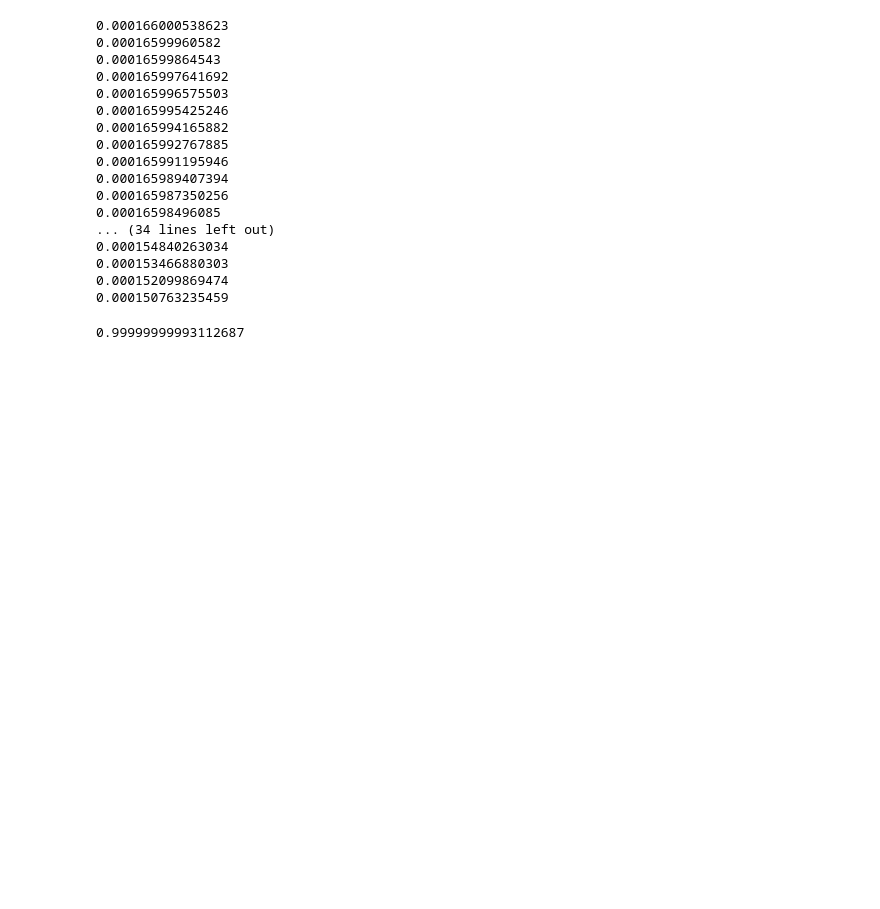
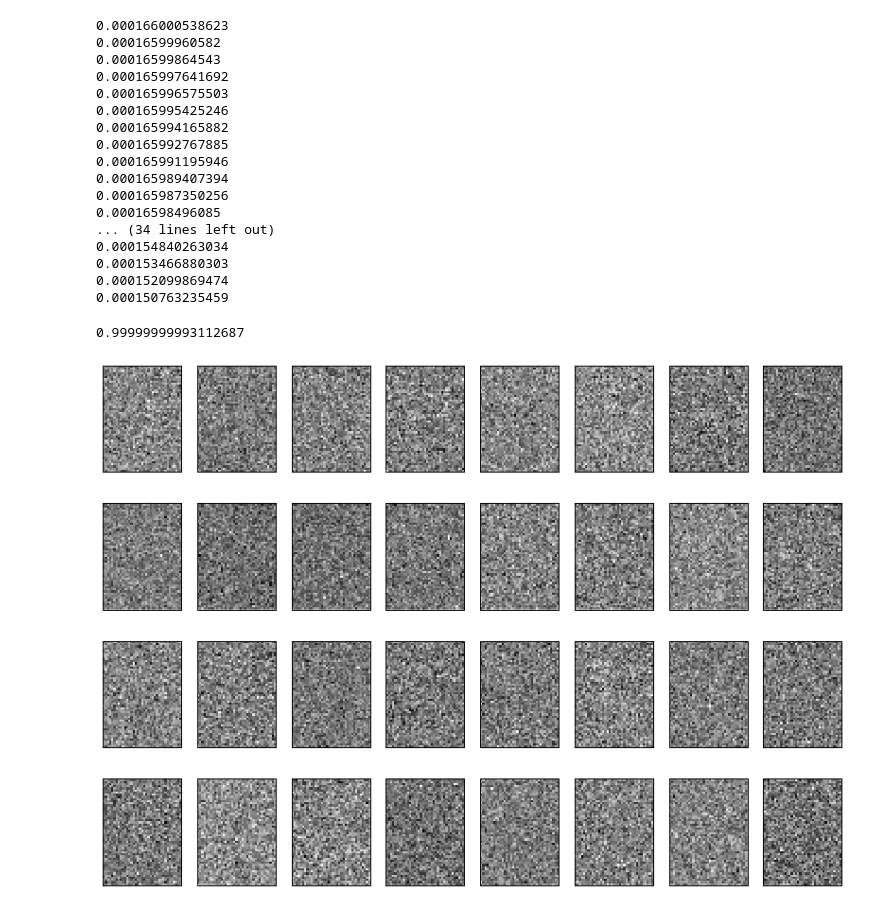
Before and after one commit to hugovallet/Compress-sensing, a Jupyter notebook: Report.ipynb, the cells around one changed output. Saved outputs shown, nothing was run; the diff lists cells and outputs as text; code cells hidden in the pictures; blank space fills up the shorter version.

```diff
--- a/Report.ipynb
+++ b/Report.ipynb
@@ -177,3 +177,7 @@ W,H,err = solver(V,W,H,iterations,verbose=True)
 np.dot(W,H).sum(axis=0).sum()
 # %% [output]
 0.99999999993112687
+# %%
+plot_faces(H,label=False)
+# %% [output]
+[figure, added]
```
Also changed, not shown: parts of 2 cells of this notebook.
